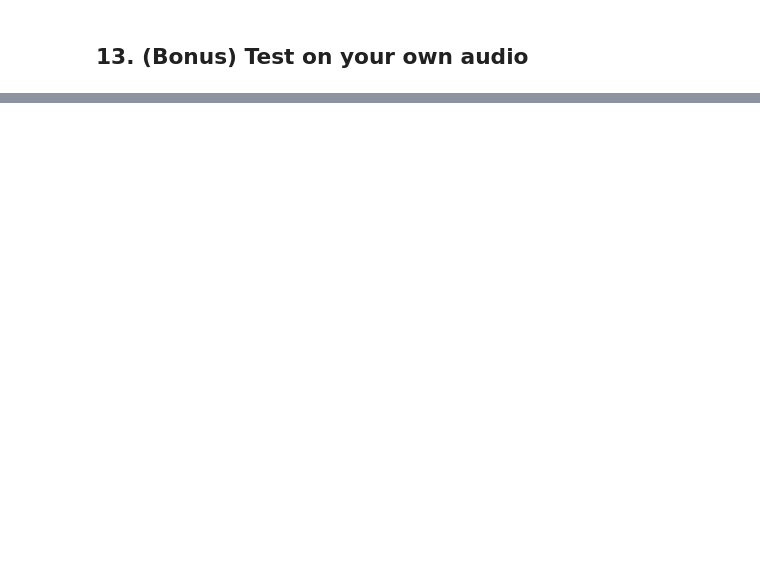
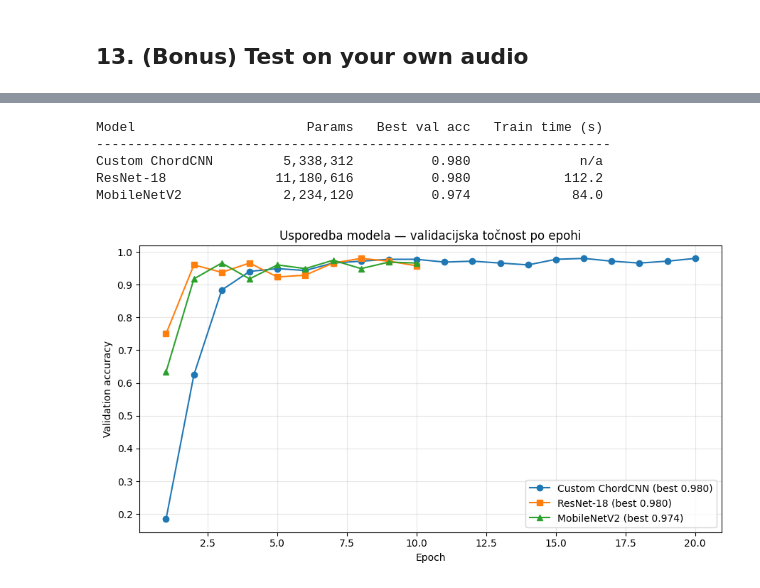
Before and after one commit to KarloBuhinjak/chord-recognition, a Jupyter notebook: chord_recognition.ipynb, the cells around one changed output, grey strips where cells are left out. Saved outputs shown, nothing was run; the diff lists cells and outputs as text; code cells hidden in the pictures; blank space fills up the shorter version.

```diff
--- a/chord_recognition.ipynb
+++ b/chord_recognition.ipynb
@@ -468,0 +516,18 @@ Upload a WAV/MP3 file of a guitar chord:
+# %%
+from torchvision import models
+import time
+
+# Wrap istog dataseta tako da svaki uzorak ima 3 kanala (replikacija mel-spektrograma)
+class ChordDataset3Ch(Dataset):
+    def __init__(self, base):
+        self.base = base
+    def __len__(self):
+        return len(self.base)
+    def __getitem__(self, idx):
+        mel, y = self.base[idx]
+        return mel.repeat(3, 1, 1), y
+
+train_loader_3ch = DataLoader(ChordDataset3Ch(train_ds), batch_size=BATCH_SIZE, shuffle=True,  num_workers=2)
+val_loader_3ch   = DataLoader(ChordDataset3Ch(val_ds),   batch_size=BATCH_SIZE, shuffle=False, num_workers=2)
+
+print(f'3-channel loaders spremni | train batches: {len(train_loader_3ch)} | val batches: {len(val_loader_3ch)}')
@@ -468,0 +614,34 @@ Upload a WAV/MP3 file of a guitar chord:
+# %%
+def count_params(m):
+    return sum(p.numel() for p in m.parameters())
+
+custom_params = count_params(model)
+resnet_params = count_params(resnet)
+mnet_params   = count_params(mnet)
+
+print(f'{"Model":<18} {"Params":>14} {"Best val acc":>14} {"Train time (s)":>16}')
+print('-' * 66)
+print(f'{"Custom ChordCNN":<18} {custom_params:>14,} {best_val_acc:>14.3f} {"n/a":>16}')
+print(f'{"ResNet-18":<18} {resnet_params:>14,} {resnet_best:>14.3f} {resnet_time:>16.1f}')
+print(f'{"MobileNetV2":<18} {mnet_params:>14,} {mnet_best:>14.3f} {mnet_time:>16.1f}')
+# %% [output]
+Model                      Params   Best val acc   Train time (s)
+------------------------------------------------------------------
+Custom ChordCNN         5,338,312          0.980              n/a
+ResNet-18              11,180,616          0.980            112.2
+MobileNetV2             2,234,120          0.974             84.0
+# %%
+# Krivulja validacijske točnosti po epohi za sva tri modela
+plt.figure(figsize=(9, 5))
+plt.plot(range(1, len(history['val_acc']) + 1), history['val_acc'],
+         marker='o', label=f'Custom ChordCNN (best {best_val_acc:.3f})')
+plt.plot(range(1, len(resnet_hist['val_acc']) + 1), resnet_hist['val_acc'],
+         marker='s', label=f'ResNet-18 (best {resnet_best:.3f})')
+plt.plot(range(1, len(mnet_hist['val_acc']) + 1), mnet_hist['val_acc'],
+         marker='^', label=f'MobileNetV2 (best {mnet_best:.3f})')
+plt.xlabel('Epoch'); plt.ylabel('Validation accuracy')
+plt.title('Usporedba modela — validacijska točnost po epohi')
+plt.legend(); plt.grid(True, alpha=0.3)
+plt.tight_layout(); plt.show()
+# %% [output]
+[figure, added]
```
Also changed, not shown: parts of 14 cells of this notebook, 16 other files.
